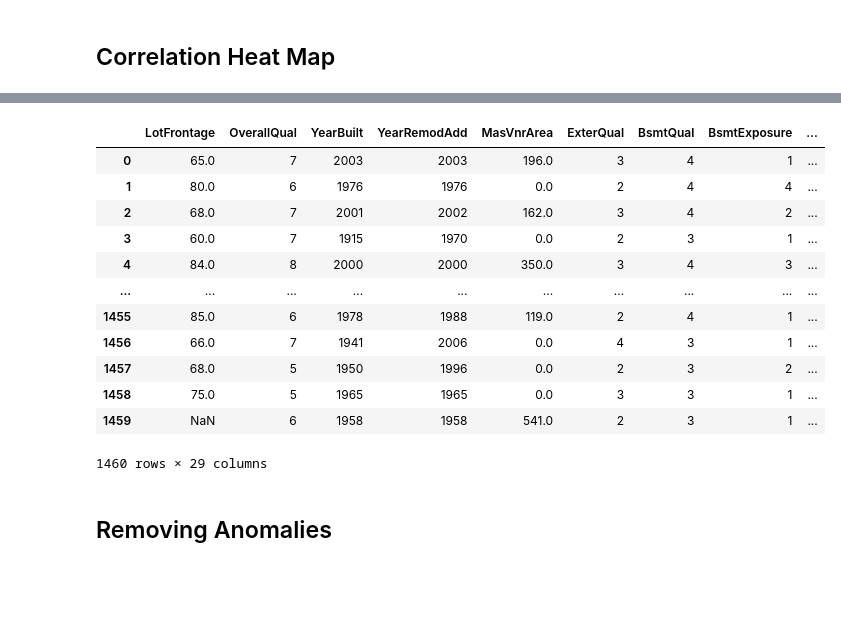
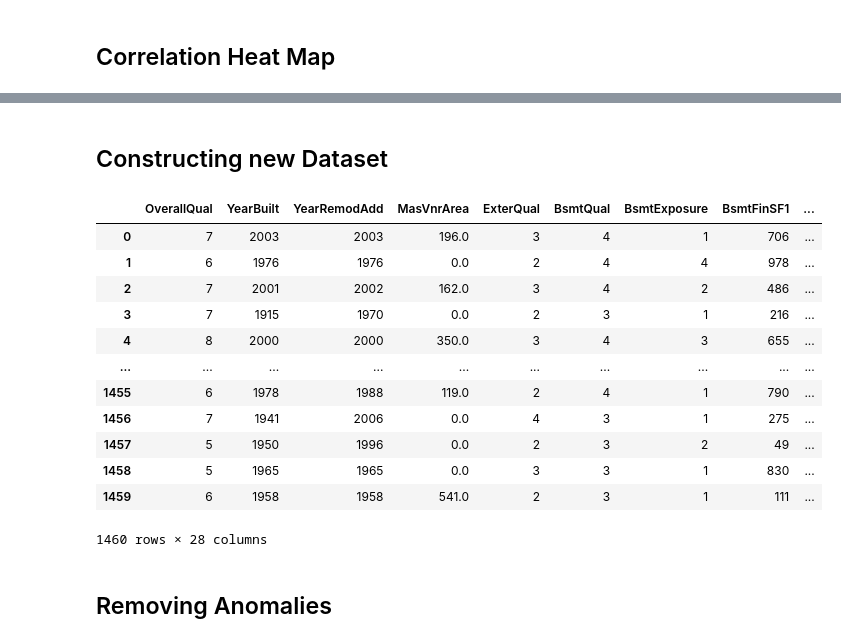
Before and after one commit to corderobot/Kaggle_House-Prices, a Jupyter notebook: NNs/HousePrices_NN.ipynb, the cells around one changed output, grey strips where cells are left out. Drawn from its saved outputs; the diff is of its cells as text; code cells hidden in the pictures; blank space fills up the shorter version.

```diff
--- a/NNs/HousePrices_NN.ipynb
+++ b/NNs/HousePrices_NN.ipynb
@@ -50,7 +50,8 @@ dataset
 # %%
 for feature in dataset.columns:
   if dataset[feature].isnull().any():
-    dataset[feature] = dataset[feature].replace(float('NaN'), 'NA')
+    print(feature, " has total of NaNs:\t\t", dataset[feature].isnull().sum(), "\tout of:\t", dataset.shape[0])
     fig, ax = plt.subplots()
-    dataset[feature].value_counts().plot(ax=ax, kind='bar')
+    ax.set_title(feature)
+    dataset[feature].replace(float('NaN'), 'NotValue').value_counts().plot(ax=ax, kind='bar')
     #print(feature, "\t",dataset[feature].isnull().sum(), "\t out of:\t", dataset[feature].shape[0])
@@ -146,3 +199,19 @@ dataset
+# %%
+# Cleaning Test first
+meanTraining = dataset.mean()
+
+# Cleaning LotFrontage
+dataset['LotFrontage'] = dataset['LotFrontage'].replace(float('NaN'), meanTraining['LotFrontage'])
+
+# Cleaning MasVnrArea
+dataset['MasVnrArea'] = dataset['MasVnrArea'].replace(float('NaN'), meanTraining['MasVnrArea'])
+
+# Cleaning GarageYrBlt
+dataset['GarageYrBlt'] = dataset['GarageYrBlt'].replace(float('NaN'), meanTraining['GarageYrBlt'])
+
+for feature in dataset.columns:
+  if dataset[feature].isnull().any():
+    print(feature)
 # %% [markdown]
 ## Correlation Heat Map
 # %%
@@ -223,20 +272,22 @@ Index(['MSSubClass', 'MSZoning', 'LotFrontage', 'LotArea', 'Street', 'Alley',
+# %% [markdown]
+## Constructing new Dataset
 # %%
-dataset = dataset[importantFeatures]
-dataset
+datasetClean = dataset[importantFeatures]
+datasetClean
 # %% [output]
-|  | LotFrontage | OverallQual | YearBuilt | YearRemodAdd | MasVnrArea | ExterQual | BsmtQual | BsmtExposure | ... |
-| 0 | 65.0 | 7 | 2003 | 2003 | 196.0 | 3 | 4 | 1 | ... |
-| 1 | 80.0 | 6 | 1976 | 1976 | 0.0 | 2 | 4 | 4 | ... |
-| 2 | 68.0 | 7 | 2001 | 2002 | 162.0 | 3 | 4 | 2 | ... |
-| 3 | 60.0 | 7 | 1915 | 1970 | 0.0 | 2 | 3 | 1 | ... |
-| 4 | 84.0 | 8 | 2000 | 2000 | 350.0 | 3 | 4 | 3 | ... |
+|  | OverallQual | YearBuilt | YearRemodAdd | MasVnrArea | ExterQual | BsmtQual | BsmtExposure | BsmtFinSF1 | ... |
+| 0 | 7 | 2003 | 2003 | 196.0 | 3 | 4 | 1 | 706 | ... |
+| 1 | 6 | 1976 | 1976 | 0.0 | 2 | 4 | 4 | 978 | ... |
+| 2 | 7 | 2001 | 2002 | 162.0 | 3 | 4 | 2 | 486 | ... |
+| 3 | 7 | 1915 | 1970 | 0.0 | 2 | 3 | 1 | 216 | ... |
+| 4 | 8 | 2000 | 2000 | 350.0 | 3 | 4 | 3 | 655 | ... |
 | ... | ... | ... | ... | ... | ... | ... | ... | ... | ... |
-| 1455 | 85.0 | 6 | 1978 | 1988 | 119.0 | 2 | 4 | 1 | ... |
-| 1456 | 66.0 | 7 | 1941 | 2006 | 0.0 | 4 | 3 | 1 | ... |
-| 1457 | 68.0 | 5 | 1950 | 1996 | 0.0 | 2 | 3 | 2 | ... |
-| 1458 | 75.0 | 5 | 1965 | 1965 | 0.0 | 3 | 3 | 1 | ... |
-| 1459 | NaN | 6 | 1958 | 1958 | 541.0 | 2 | 3 | 1 | ... |
+| 1455 | 6 | 1978 | 1988 | 119.0 | 2 | 4 | 1 | 790 | ... |
+| 1456 | 7 | 1941 | 2006 | 0.0 | 4 | 3 | 1 | 275 | ... |
+| 1457 | 5 | 1950 | 1996 | 0.0 | 2 | 3 | 2 | 49 | ... |
+| 1458 | 5 | 1965 | 1965 | 0.0 | 3 | 3 | 1 | 830 | ... |
+| 1459 | 6 | 1958 | 1958 | 541.0 | 2 | 3 | 1 | 111 | ... |
-1460 rows × 29 columns
+1460 rows × 28 columns
 # %% [markdown]
 ## Removing Anomalies
 # %%
```
Also changed, not shown: parts of 23 cells of this notebook.
